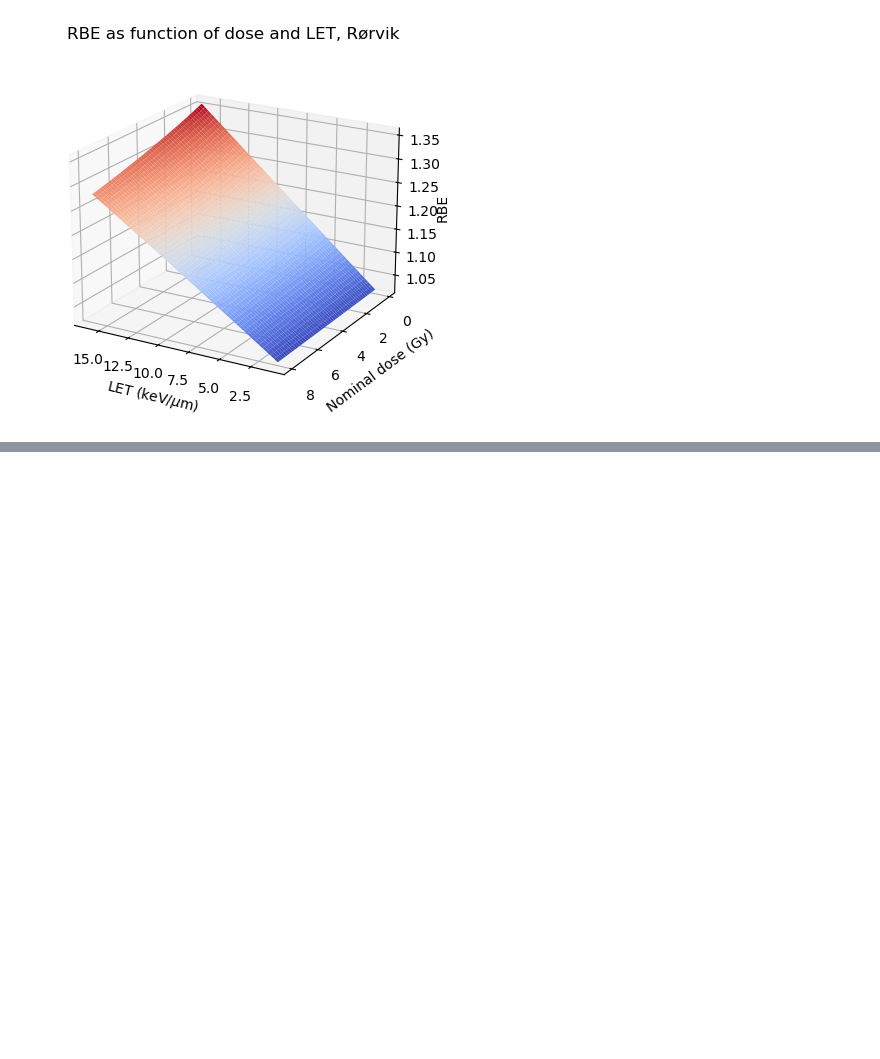
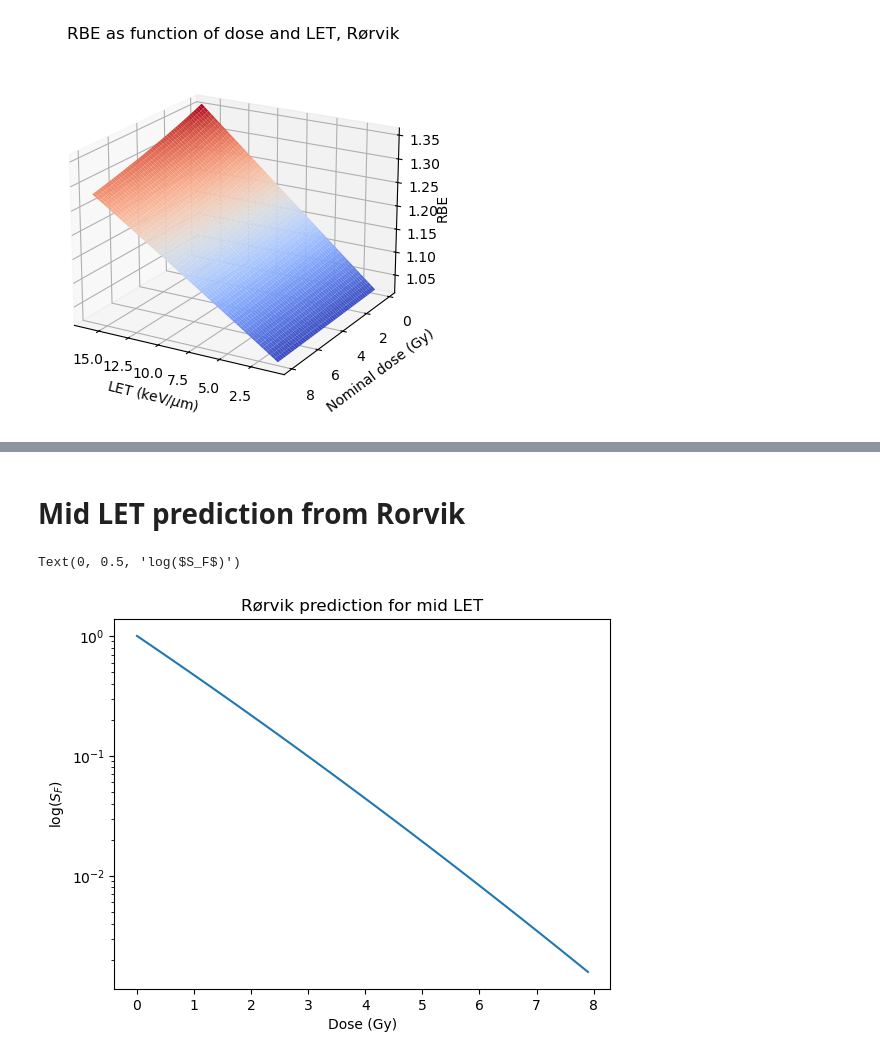
Before and after one commit to BrittHaanen15/Thesis_project, a Jupyter notebook: Python codes/Cell survival analysis aggregated data.ipynb, the cells around one changed output, grey strips where cells are left out. Saved outputs shown, nothing was run; the diff lists cells and outputs as text; code cells hidden in the pictures; blank space fills up the shorter version.

Commit message:
Included all data, started a mid LET prediction

```diff
--- a/Python codes/Cell survival analysis aggregated data.ipynb
+++ b/Python codes/Cell survival analysis aggregated data.ipynb
@@ -510,0 +512,16 @@ plt.colorbar()
+# %% [markdown]
+# Mid LET prediction from Rorvik
+# %%
+dosevals = np.arange(0, 8, 0.1)
+mid_let = 10.1 #kev/um
+
+pred_survival = np.exp(params[0]*dosevals + params[1]*mid_let*dosevals + params[2]*dosevals*dosevals)
+
+plt.plot(dosevals, pred_survival)
+plt.yscale('log')
+plt.title('Rørvik prediction for mid LET')
+plt.xlabel('Dose (Gy)')
+plt.ylabel('log($S_F$)')
+# %% [output]
+Text(0, 0.5, 'log($S_F$)')
+[figure, added]
```
Also changed, not shown: parts of 1 cell of this notebook.
